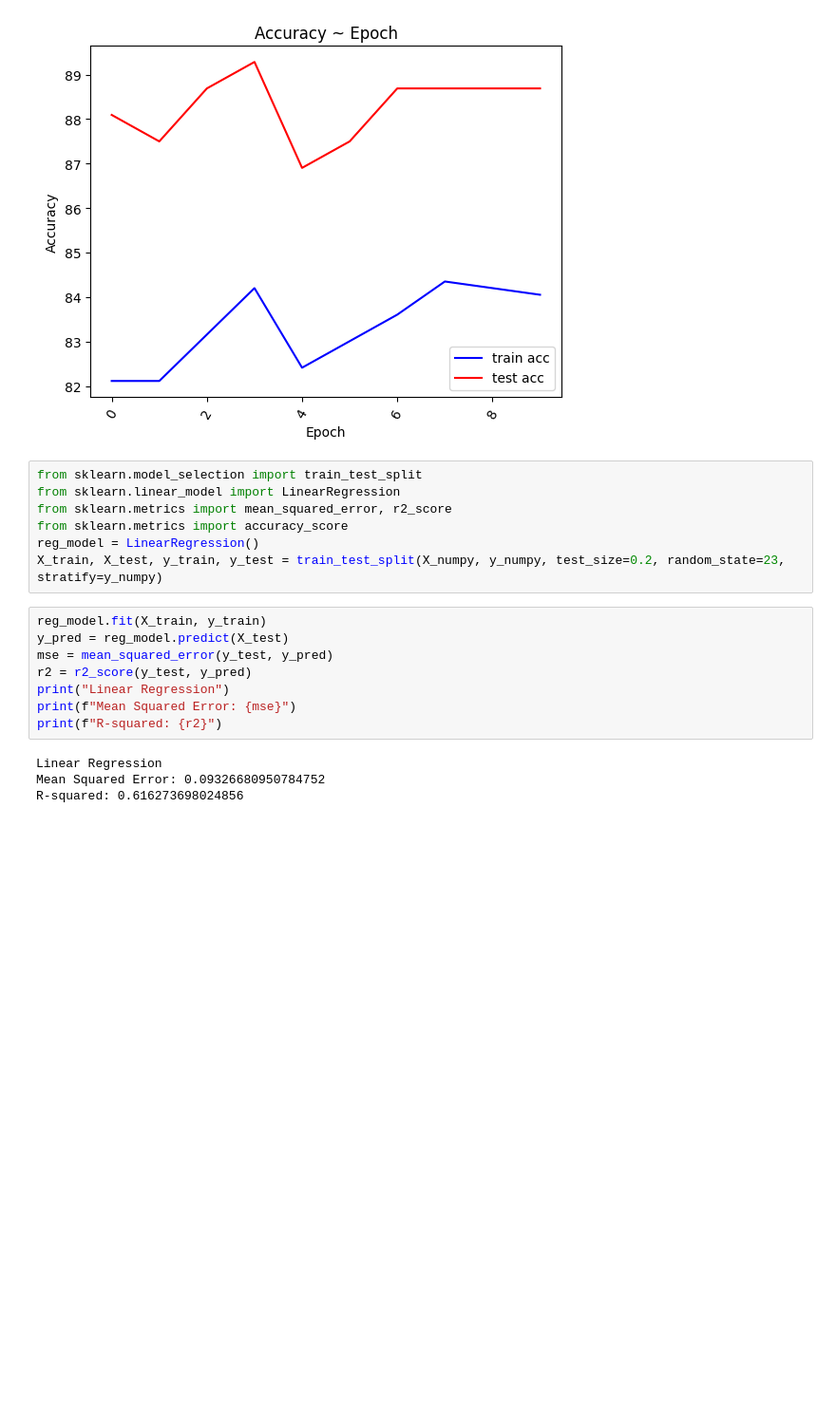
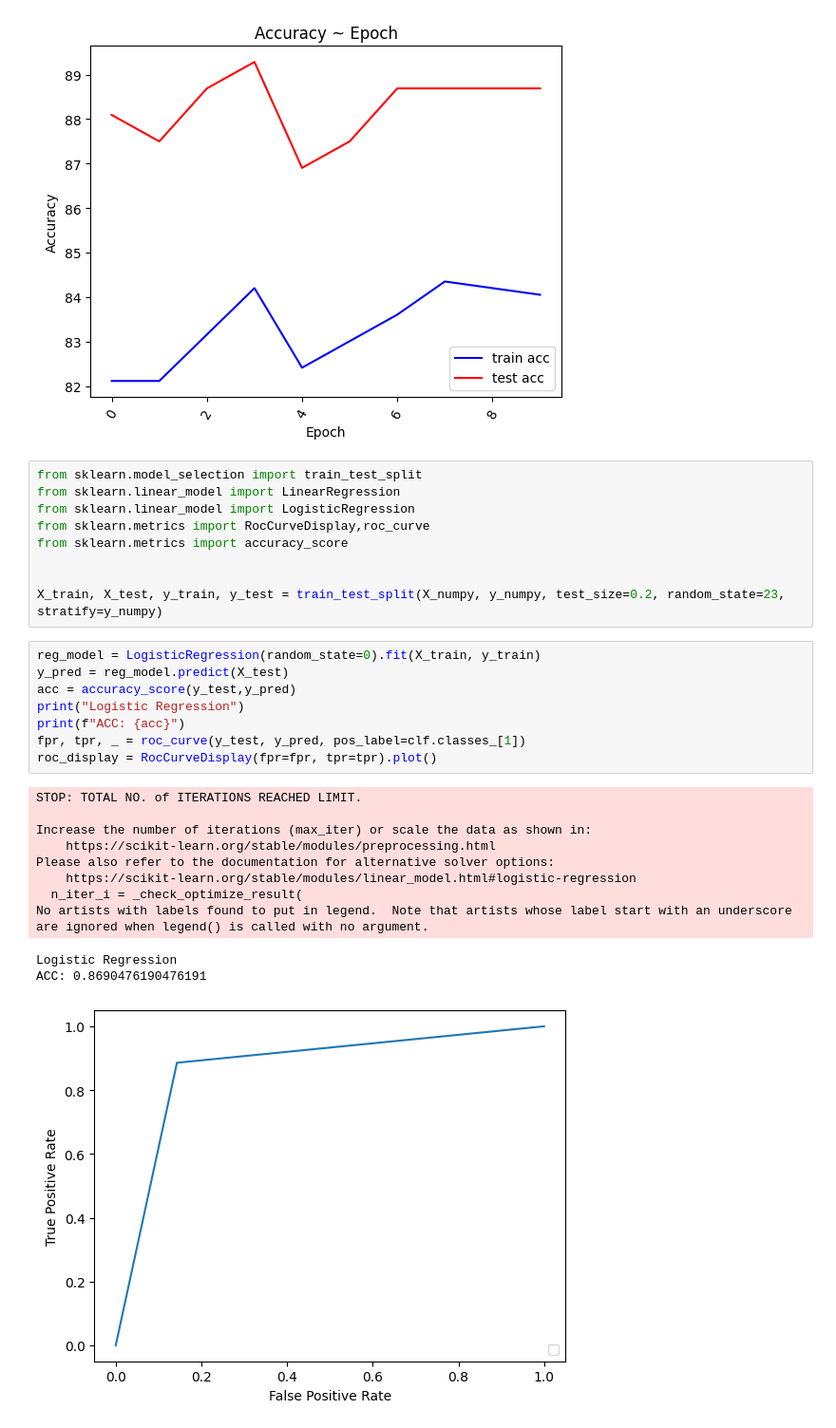
Before and after one commit to Yougu53/Glioma, a Jupyter notebook: Glioma.ipynb, the cells around one changed output. Shown at 95% size. Saved outputs shown, nothing was run; the diff lists cells and outputs as text; blank space fills up the shorter version.

Commit message:
logistic regression & SVM

```diff
--- a/Glioma.ipynb
+++ b/Glioma.ipynb
@@ -209,22 +209,32 @@ Accuracy of the network on the training inputs: 84.05365126676602 %
 # %%
 from sklearn.model_selection import train_test_split
 from sklearn.linear_model import LinearRegression
-from sklearn.metrics import mean_squared_error, r2_score
+from sklearn.linear_model import LogisticRegression
+from sklearn.metrics import RocCurveDisplay,roc_curve
 from sklearn.metrics import accuracy_score
-reg_model = LinearRegression()
+
+
 X_train, X_test, y_train, y_test = train_test_split(X_numpy, y_numpy, test_size=0.2, random_state=23, stratify=y_numpy)
-# %%
-reg_model.fit(X_train, y_train)
-y_pred = reg_model.predict(X_test)
-mse = mean_squared_error(y_test, y_pred)
-r2 = r2_score(y_test, y_pred)
-print("Linear Regression")
-print(f"Mean Squared Error: {mse}")
-print(f"R-squared: {r2}")
-# %% [output]
-Linear Regression
-Mean Squared Error: 0.09326680950784752
-R-squared: 0.616273698024856
+# %%
+reg_model = LogisticRegression(random_state=0).fit(X_train, y_train)
+y_pred = reg_model.predict(X_test)
+acc = accuracy_score(y_test,y_pred)
+print("Logistic Regression")
+print(f"ACC: {acc}")
+fpr, tpr, _ = roc_curve(y_test, y_pred, pos_label=clf.classes_[1])
+roc_display = RocCurveDisplay(fpr=fpr, tpr=tpr).plot()
+# %% [output]
+STOP: TOTAL NO. of ITERATIONS REACHED LIMIT.
+
+Increase the number of iterations (max_iter) or scale the data as shown in:
+    https://scikit-learn.org/stable/modules/preprocessing.html
+Please also refer to the documentation for alternative solver options:
+    https://scikit-learn.org/stable/modules/linear_model.html#logistic-regression
+  n_iter_i = _check_optimize_result(
+No artists with labels found to put in legend.  Note that artists whose label start with an underscore are ignored when legend() is called with no argument.
+Logistic Regression
+ACC: 0.8690476190476191
+[figure, added]
 # %%
 from sklearn import svm
 clf = svm.SVC()
```
Also changed, not shown: parts of 1 cell of this notebook.
